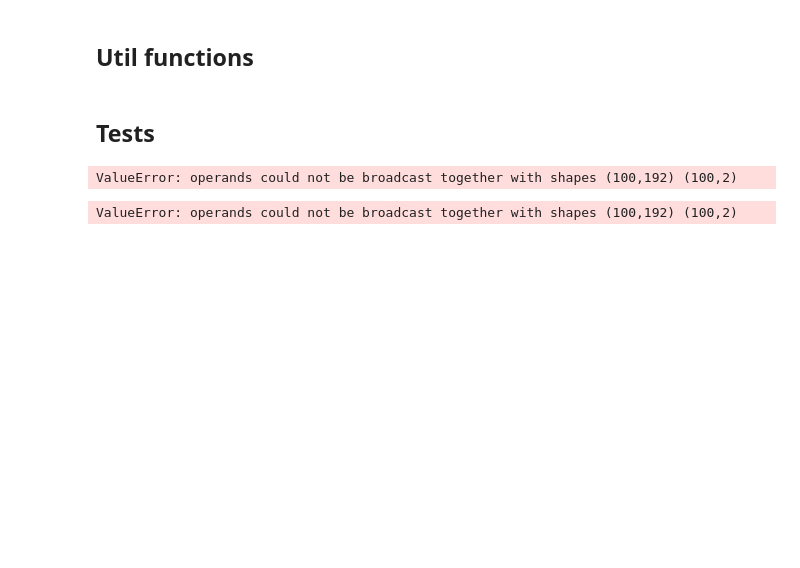
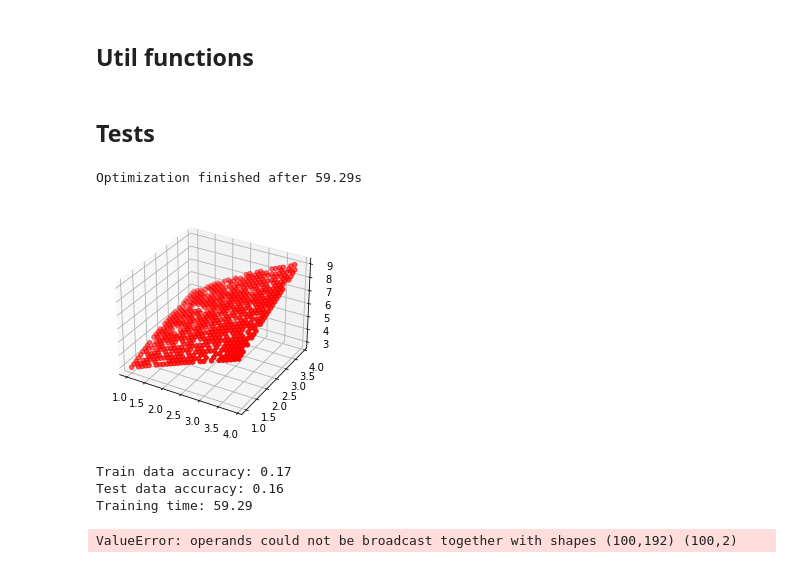
Before and after one commit to klima7/ANFIS, a Jupyter notebook: demo.ipynb, the cells around one changed output. Saved outputs shown, nothing was run; the diff lists cells and outputs as text; code cells hidden in the pictures; blank space fills up the shorter version.

Commit message:
Add swarm optimizer

```diff
--- a/demo.ipynb
+++ b/demo.ipynb
@@ -159,12 +161,25 @@ test_optimizer(optimizer, size=6)
+# %%
+optimizer = SwarmOptimizer(
+    n_particles=1000,
+    w=0.7,
+    c1=0.25,
+    c2=0.25,
+    v=0.4,
+    max_iters=10000,
+    tol=None,
+    n_tol=1,
+)
+
+test_optimizer(optimizer, size=4)
+# %% [output]
+Optimization finished after 59.29s
+[figure, added]
+Train data accuracy: 0.17
+Test data accuracy: 0.16
+Training time: 59.29
 # %%
 optimizer = SwarmOptimizer()
 
 test_optimizer(optimizer, size=6)
 # %% [output]
 ValueError: operands could not be broadcast together with shapes (100,192) (100,2)
-# %%
-optimizer = SwarmOptimizer()
-
-test_optimizer(optimizer, size=6)
-# %% [output]
-ValueError: operands could not be broadcast together with shapes (100,192) (100,2)
```
Also changed, not shown: parts of 1 cell of this notebook, 3 other files.
